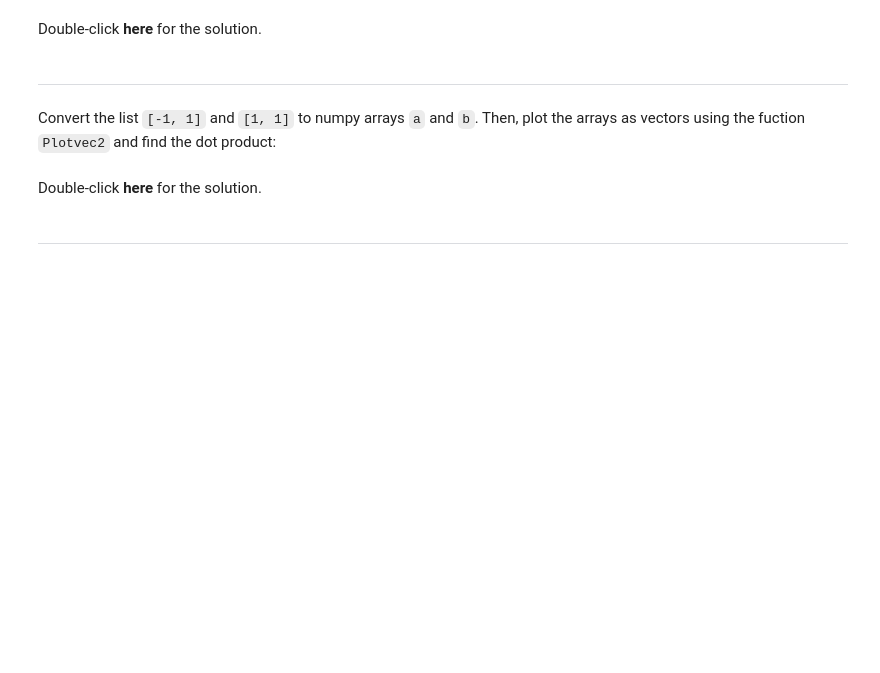
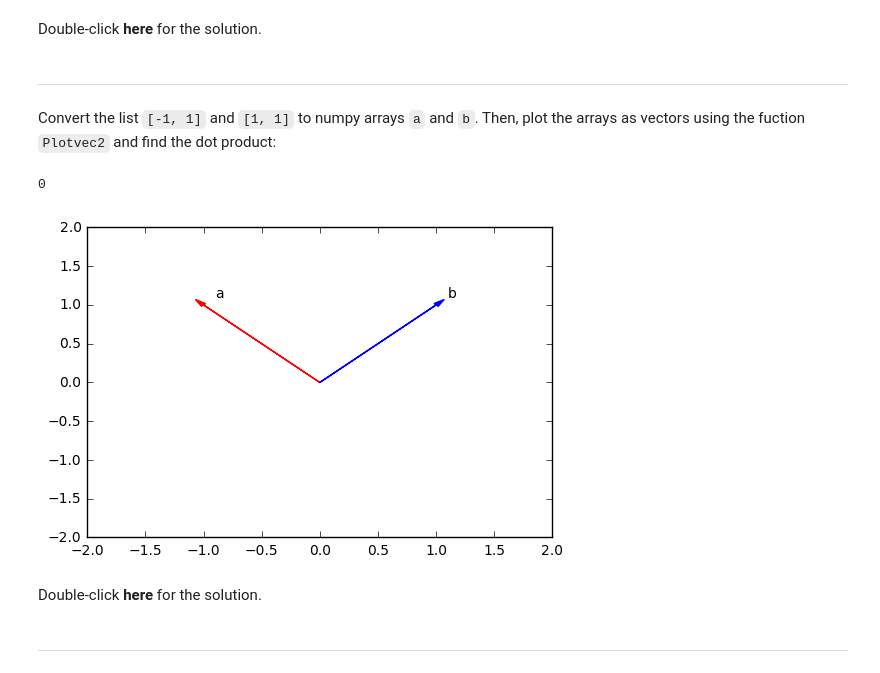
Before and after one commit to mahinakter/AI-Precourse, a Jupyter notebook: PY0101EN-5-1-Numpy1D.ipynb, the cells around one changed output. Saved outputs shown, nothing was run; the diff lists cells and outputs as text; code cells hidden in the pictures; blank space fills up the shorter version.

```diff
--- a/PY0101EN-5-1-Numpy1D.ipynb
+++ b/PY0101EN-5-1-Numpy1D.ipynb
@@ -513,6 +585,13 @@ a * b
 Convert the list <code>[-1, 1]</code> and <code>[1, 1]</code> to numpy arrays <code>a</code> and <code>b</code>.  Then, plot the arrays as vectors using the fuction <code>Plotvec2</code> and find the dot product:
 # %%
 # Write your code below and press Shift+Enter to execute
+a = np.array([-1,1])
+b = np.array([1,1])
+Plotvec2(a,b)
+np.dot(a,b)
+# %% [output]
+0
+[figure, added]
 # %% [markdown]
 Double-click __here__ for the solution.
 
```
Also changed, not shown: parts of 38 cells of this notebook.
